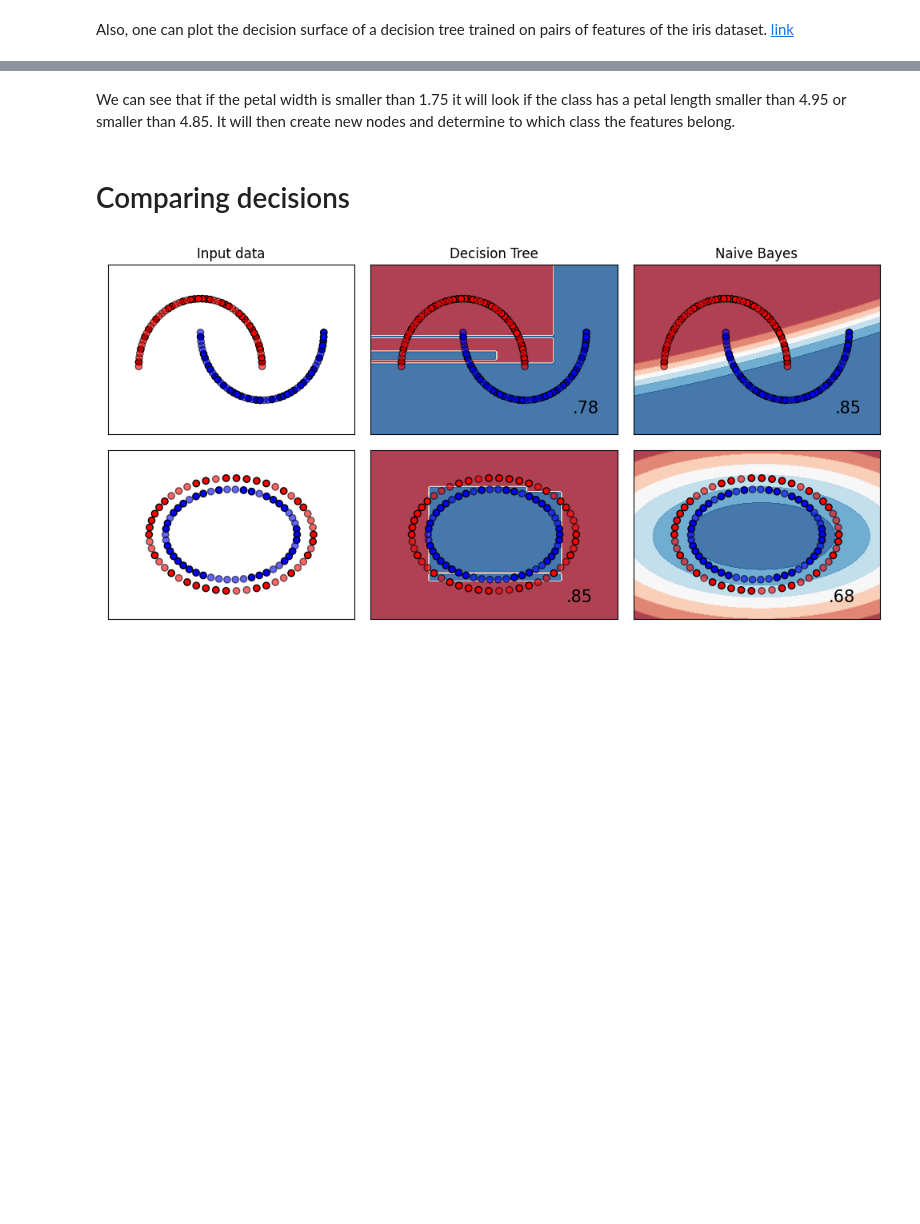
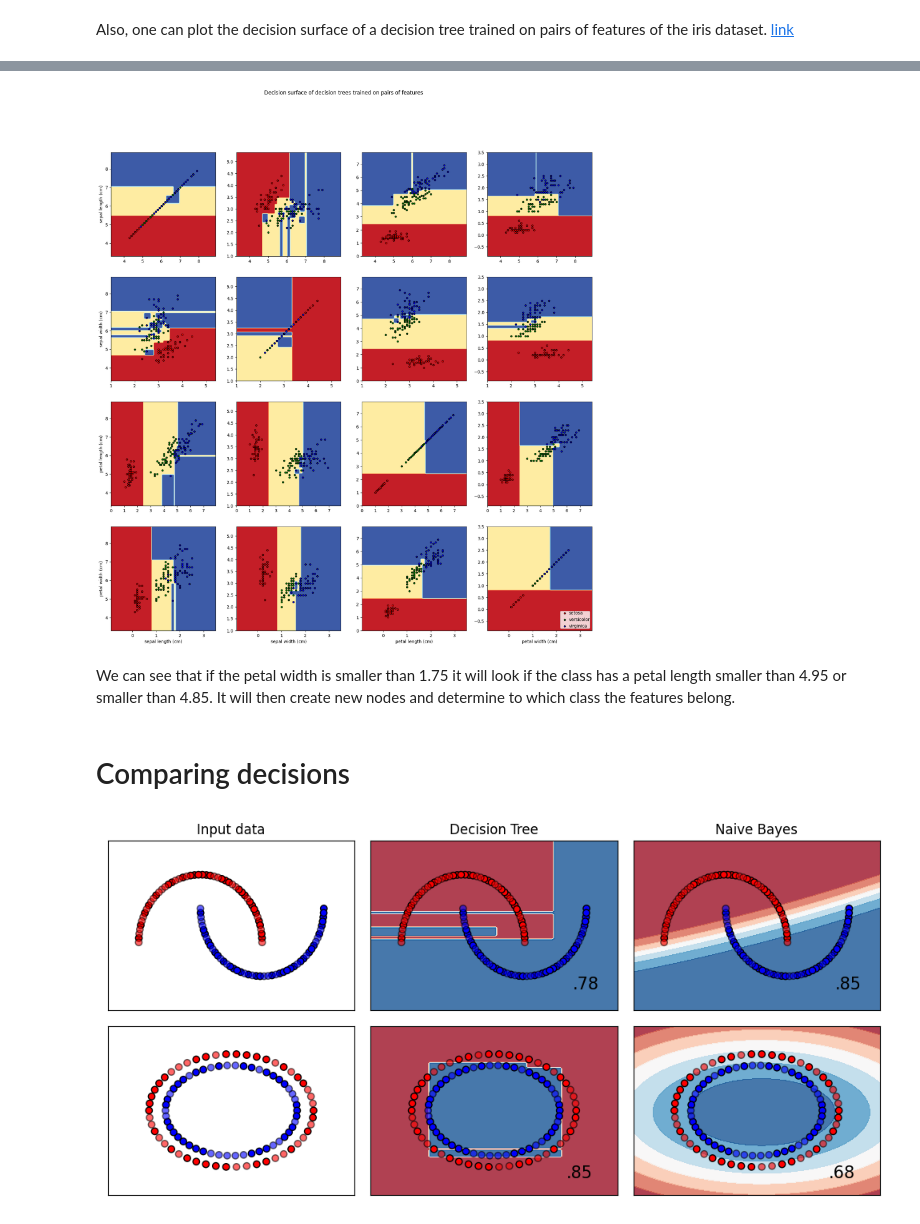
Before and after one commit to hooman-b/Machine_learning_assignments, a Jupyter notebook: Supervised_Learning/Sixth_Assignment/E_DT_NB.ipynb, the cells around one changed output, grey strips where cells are left out. Saved outputs shown, nothing was run; the diff lists cells and outputs as text; code cells hidden in the pictures; blank space fills up the shorter version.

Commit message:
add decision_surface_plot funtion

```diff
--- a/Supervised_Learning/Sixth_Assignment/E_DT_NB.ipynb
+++ b/Supervised_Learning/Sixth_Assignment/E_DT_NB.ipynb
@@ -390,3 +293,74 @@ _ = plt.axis("tight")
+# %%
+def decision_surface_plot(data, num_classes, colors, xlabel, ylabel, scatter_label):
+    n_classes = num_classes
+    plot_colors = colors
+
+    # Sketch the plot
+    fig, axes = plt.subplots(data.shape[1], data.shape[1], figsize= (20,20))
+
+    # Flatten the axes
+    if data.shape[1] > 1:
+        # flatten for easier manipulation
+        axes.flatten()
+    else:
+        axes = [axes]
+
+    # loop over all the features/classifiers
+    for number in range(data.shape[1]**2):
+        row_num = number // 4
+        column_num = number % 4
+
+        X = iris.data[:, [row_num, column_num]]
+        y = iris.target
+
+        # Train
+        clf = tree.DecisionTreeClassifier().fit(X, y)
+
+
+        # Plot the decision boundary
+        decision_boundary_plot = DecisionBoundaryDisplay.from_estimator(
+                                                    clf,
+                                                    X,
+                                                    cmap=plt.cm.RdYlBu,
+                                                    response_method="predict",
+                                                    ax=axes[row_num, column_num],
+                                                    )
+
+        # sketch the labels
+        if column_num == 0:
+            axes[row_num, column_num].set_ylabel(ylabel[row_num])
+
+        if row_num >= data.shape[1]-1:
+            axes[row_num, column_num].set_xlabel(xlabel[column_num])
+
+        # Plot the training points
+        for i, color in zip(range(n_classes), plot_colors):
+                    idx = np.where(y == i)
+                    axes[row_num, column_num].scatter(
+                                            X[idx, 0],
+                                            X[idx, 1],
+                                            c=color,
+                                            label=scatter_label[i],
+                                            cmap=plt.cm.RdYlBu,
+                                            edgecolor="black",
+                                            s=15,
+                                            )
+
+    # add title and legend
+    plt.suptitle("Decision surface of decision trees trained on pairs of features")
+    plt.legend(loc='lower right', borderpad=0, handletextpad=0)
+    _ = plt.axis("tight")
+    plt.show()
+
+data = iris.data
+num_classes = 3
+colors = 'rgb'
+xlabel = iris.feature_names
+ylabel = iris.feature_names
+scatter_label = iris.target_names
+decision_surface_plot(data, num_classes, colors, xlabel, ylabel, scatter_label)
+# %% [output]
+[figure, added]
 # %% [markdown]
 We can see that if the petal width is smaller than 1.75 it will look if the class has a petal length smaller than 4.95 or smaller than 4.85. It will then create new nodes and determine to which class the features belong.
 # %% [markdown]
```
Also changed, not shown: parts of 5 cells of this notebook.
